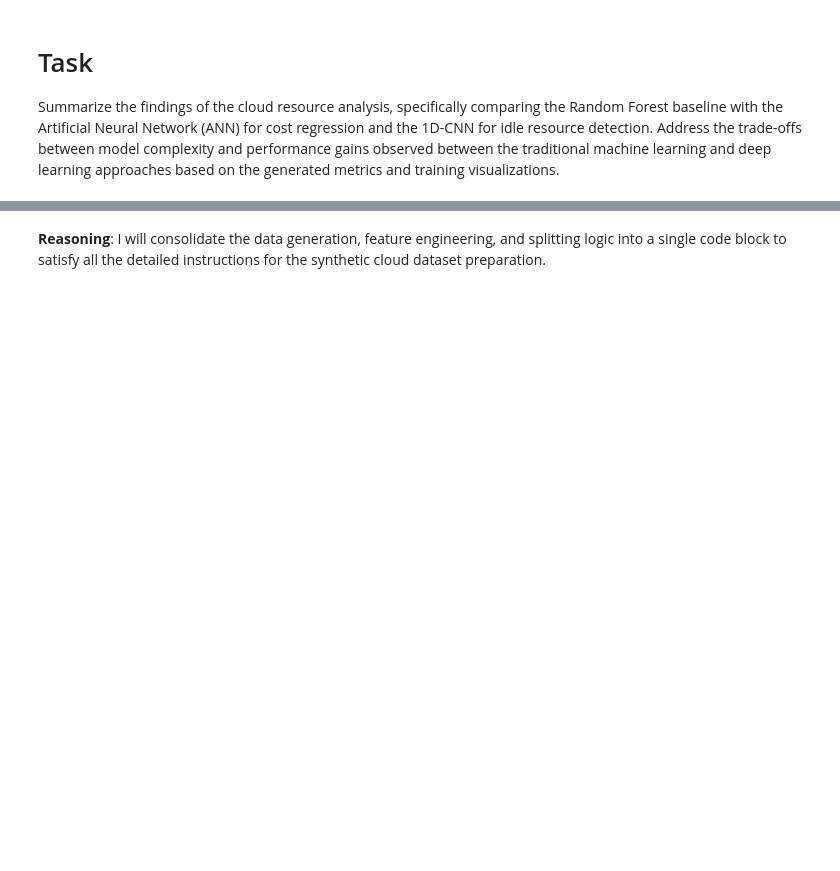
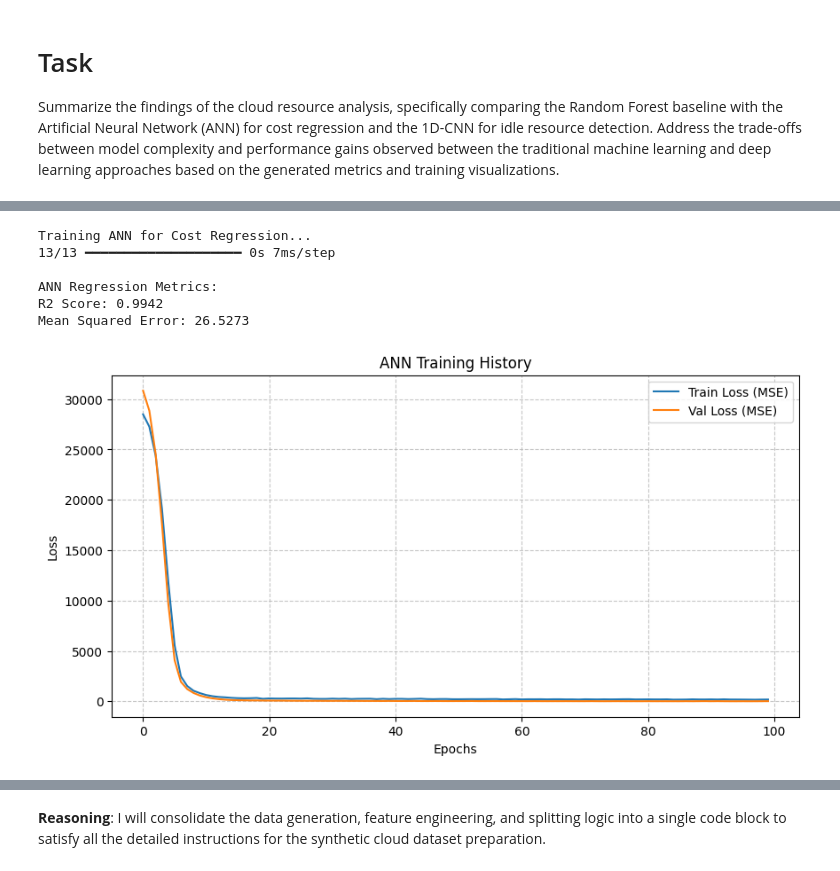
Before and after one commit to piyushdwivedi2901/cloud-cost-prediction-idle-detection-ml, a Jupyter notebook: Cloud_Cost_Prediction_and_Idle_Resource_Detection.ipynb, the cells around one changed output, grey strips where cells are left out. Cells and saved outputs as stored; diff of their text form; code cells hidden in the pictures; blank space fills up the shorter version.

```diff
--- a/Cloud_Cost_Prediction_and_Idle_Resource_Detection.ipynb
+++ b/Cloud_Cost_Prediction_and_Idle_Resource_Detection.ipynb
@@ -10,0 +188,60 @@ Prepare the synthetic cloud dataset by generating the data, encoding categorical
+# %%
+import tensorflow as tf
+from tensorflow.keras.models import Sequential
+from tensorflow.keras.layers import Dense, Dropout, Input
+from sklearn.metrics import r2_score, mean_squared_error
+import matplotlib.pyplot as plt
+
+# 1. Ensure data is scaled for regression
+# X_train_reg and X_test_reg were defined in the data preparation cell
+scaler_reg = StandardScaler()
+X_train_reg_scaled = scaler_reg.fit_transform(X_train_reg)
+X_test_reg_scaled = scaler_reg.transform(X_test_reg)
+
+# 2. Define the ANN Architecture
+model_ann = Sequential([
+    Input(shape=(X_train_reg_scaled.shape[1],)),
+    Dense(64, activation='relu'),
+    Dropout(0.2),
+    Dense(32, activation='relu'),
+    Dense(1)  # Output layer for regression
+])
+
+# 3. Compile and Train
+model_ann.compile(optimizer='adam', loss='mse')
+print("Training ANN for Cost Regression...")
+history_ann = model_ann.fit(
+    X_train_reg_scaled, y_train_reg,
+    epochs=100,
+    batch_size=32,
+    verbose=0,
+    validation_split=0.2
+)
+
+# 4. Evaluation
+y_pred_ann = model_ann.predict(X_test_reg_scaled).flatten()
+r2_ann = r2_score(y_test_reg, y_pred_ann)
+mse_ann = mean_squared_error(y_test_reg, y_pred_ann)
+
+print(f'\nANN Regression Metrics:')
+print(f'R2 Score: {r2_ann:.4f}')
+print(f'Mean Squared Error: {mse_ann:.4f}')
+
+# 5. Visualize Training Progress
+plt.figure(figsize=(10, 5))
+plt.plot(history_ann.history['loss'], label='Train Loss (MSE)')
+plt.plot(history_ann.history['val_loss'], label='Val Loss (MSE)')
+plt.title('ANN Training History')
+plt.xlabel('Epochs')
+plt.ylabel('Loss')
+plt.legend()
+plt.grid(True, linestyle='--', alpha=0.7)
+plt.show()
+# %% [output]
+Training ANN for Cost Regression...
+13/13 ━━━━━━━━━━━━━━━━━━━━ 0s 7ms/step
+
+ANN Regression Metrics:
+R2 Score: 0.9942
+Mean Squared Error: 26.5273
+[figure, added]
```
Also changed, not shown: parts of 20 cells of this notebook.
